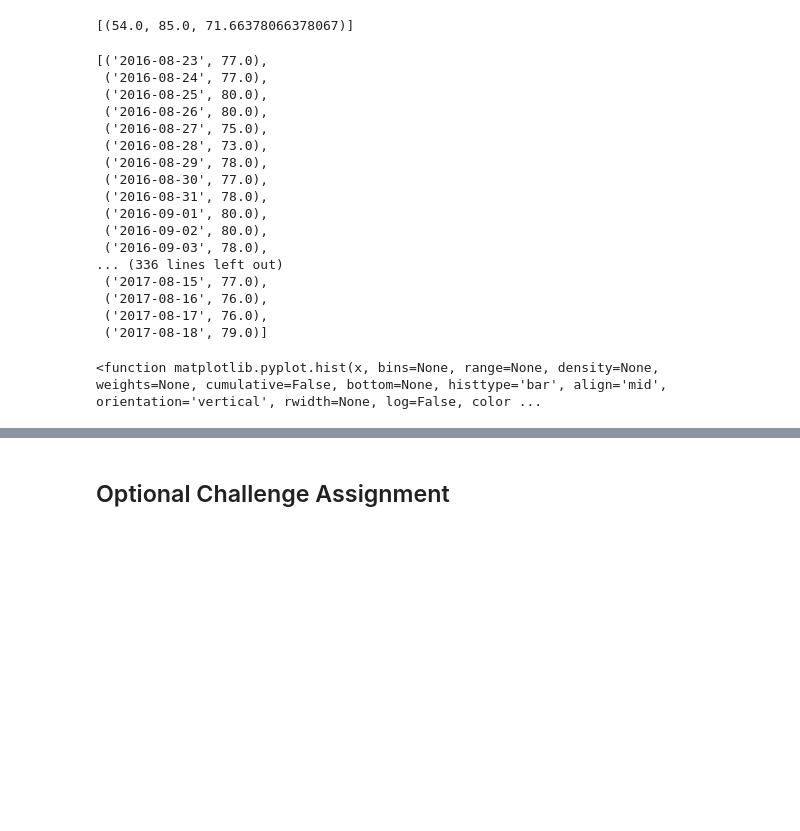
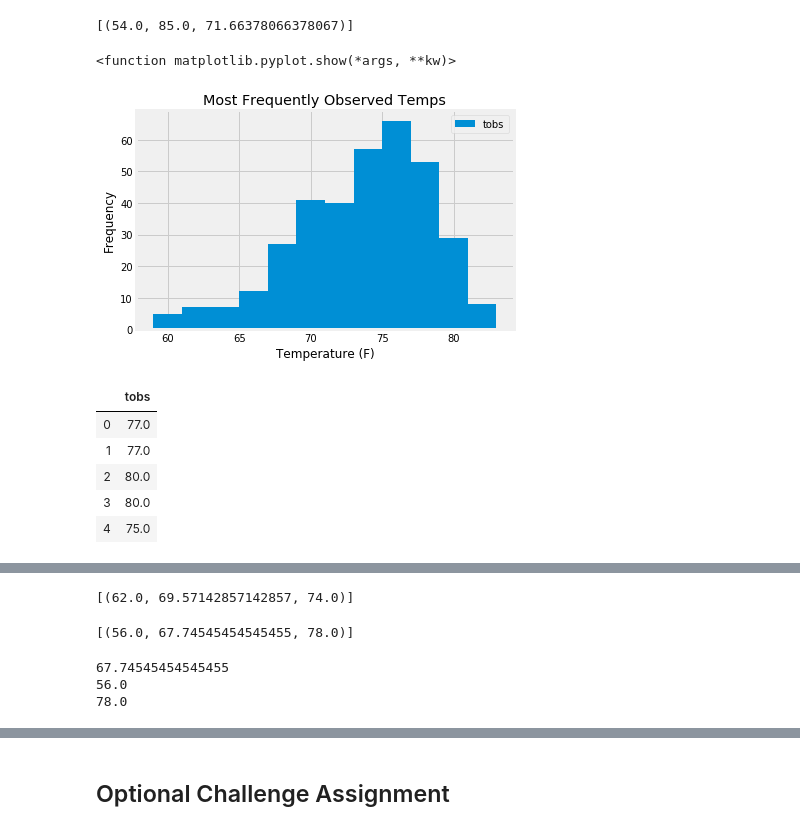
Before and after one commit to ErinMandell/SQL-Alchemy-Challenge, a Jupyter notebook: Hawaii_Climate.ipynb, the cells around one changed output, grey strips where cells are left out. Drawn from its saved outputs; the diff is of its cells as text; code cells hidden in the pictures; blank space fills up the shorter version.

Commit message:
upload completed climate starter notebook

```diff
--- a/Hawaii_Climate.ipynb
+++ b/Hawaii_Climate.ipynb
@@ -173,32 +181,33 @@ session.query(func.min(Measurement.tobs), func.max(Measurement.tobs), func.avg(M
 # %%
 # Choose the station with the highest number of temperature observations.
 # Query the last 12 months of temperature observation data for this station and plot the results as a histogram
-year_highest = session.query(Measurement.date, Measurement.tobs).filter(Measurement.date >= begin_date).\
-filter(Measurement.station == 'USC00519281').all()
-year_highest
+
+#year_highest = session.query(Measurement.date, Measurement.tobs).filter(Measurement.date >= begin_date).\
+#filter(Measurement.station == 'USC00519281').all()
+#year_highest
-# %% [output]
-[('2016-08-23', 77.0),
- ('2016-08-24', 77.0),
- ('2016-08-25', 80.0),
- ('2016-08-26', 80.0),
- ('2016-08-27', 75.0),
- ('2016-08-28', 73.0),
- ('2016-08-29', 78.0),
- ('2016-08-30', 77.0),
- ('2016-08-31', 78.0),
- ('2016-09-01', 80.0),
- ('2016-09-02', 80.0),
- ('2016-09-03', 78.0),
-... (336 lines left out)
- ('2017-08-15', 77.0),
- ('2017-08-16', 76.0),
- ('2017-08-17', 76.0),
- ('2017-08-18', 79.0)]
-# %%
-x =
-plt.hist(x, normed=True, bins=52)
-# %% [output]
-<function matplotlib.pyplot.hist(x, bins=None, range=None, density=None, weights=None, cumulative=False, bottom=None, histtype='bar', align='mid', orientation='vertical', rwidth=None, log=False, color ...
+# %%
+import datetime as dt
+from pandas.plotting import table
+
+temps = session.query(Measurement.tobs).filter(Measurement.date >= begin_date).filter(Measurement.station == 'USC00519281').all()
+
+df = pd.DataFrame(temps, columns=['tobs'])
+df.plot.hist(bins=12, title="Most Frequently Observed Temps")
+plt.xlabel('Temperature (F)')
+plt.tight_layout()
+plt.show
+# %% [output]
+<function matplotlib.pyplot.show(*args, **kw)>
+[figure, added]
+# %%
+df.head(5)
+# %% [output]
+|  | tobs |
+| 0 | 77.0 |
+| 1 | 77.0 |
+| 2 | 80.0 |
+| 3 | 80.0 |
+| 4 | 75.0 |
 # %% [markdown]
 ![precipitation](Images/station-histogram.png)
 # %%
@@ -219,7 +228,27 @@ def calc_temps(start_date, end_date):
         filter(Measurement.date >= start_date).filter(Measurement.date <= end_date).all()
 
 # function usage example
-print(calc_temps('2012-02-28', '2012-03-05'))
+result=(calc_temps('2012-02-28', '2012-03-05'))
+print(result)
+# %% [output]
+[(62.0, 69.57142857142857, 74.0)]
 # %%
 # Use your previous function `calc_temps` to calculate the tmin, tavg, and tmax
 # for your trip using the previous year's data for those same dates.
+startDate='2012-02-01'
+endDate='2012-02-14'
+
+results=(calc_temps(startDate, endDate))
+print(results)
+# %% [output]
+[(56.0, 67.74545454545455, 78.0)]
+# %%
+#isolate the avg temp during our trip
+for result in results:
+    print(result[1])
+    print(result[0])
+    print(result[2])
+# %% [output]
+67.74545454545455
+56.0
+78.0
```
Also changed, not shown: parts of 16 cells of this notebook.
